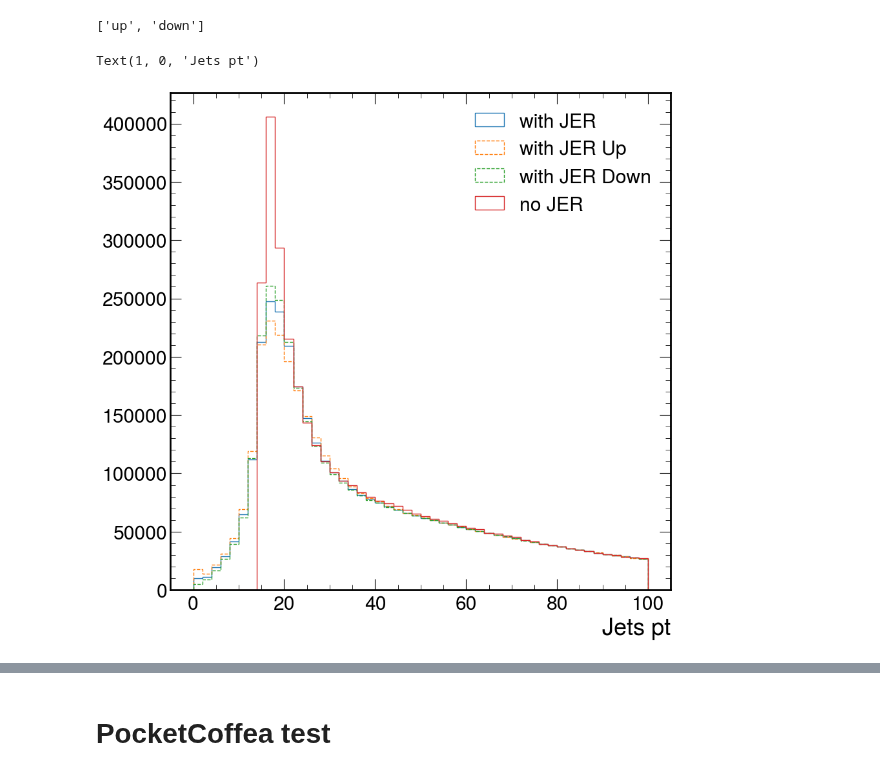
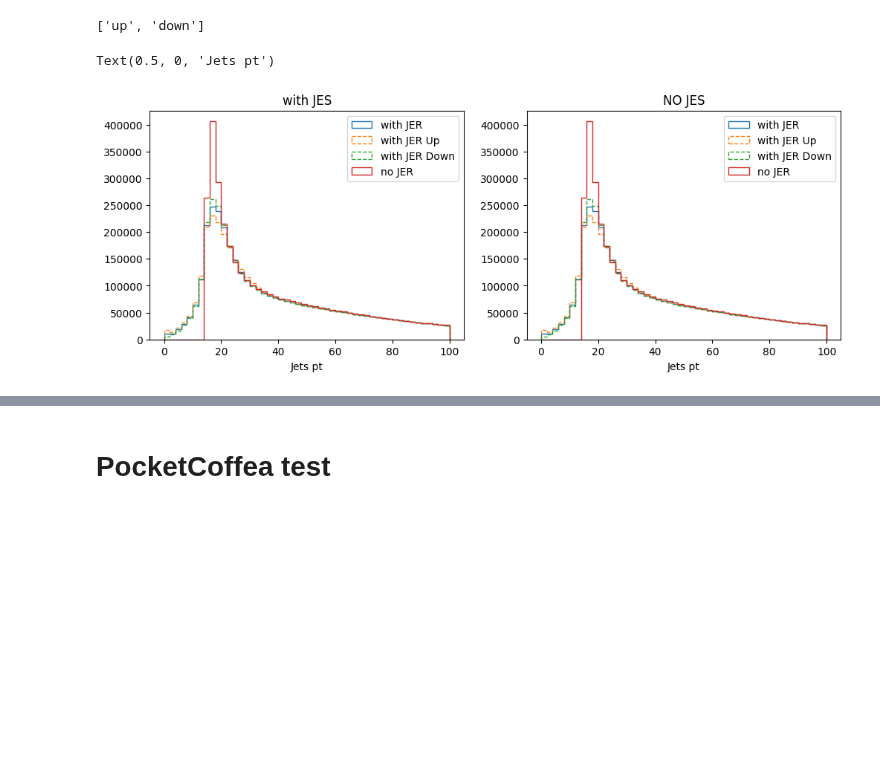
Before and after one commit to PocketCoffea/PocketCoffea, a Jupyter notebook: notebooks/jec.ipynb, the cells around one changed output, grey strips where cells are left out. Saved outputs shown, nothing was run; the diff lists cells and outputs as text; code cells hidden in the pictures; blank space fills up the shorter version.

```diff
--- a/notebooks/jec.ipynb
+++ b/notebooks/jec.ipynb
@@ -53,7 +58,7 @@ import gzip
 
 import cloudpickle
 # %%
-path = "../pocket_coffea/parameters/jec/jets_evaluator.pkl.gz"
+path = "../pocket_coffea/parameters/jec/jets_evaluator_NOJES.pkl.gz"
 # %%
 with gzip.open(path) as fin:
         jmestuff = cloudpickle.load(fin)
@@ -70,4 +75,5 @@ jec_cache = cachetools.Cache(np.inf)
 # %%
 %%time
 j = jmestuff["jet_factory"]["2018"].build(add_jec_variables(events.Jet,events.fixedGridRhoFastjetAll), jec_cache)
+jr = jmestuff["jet_factory"]["2018_NOJES"].build(add_jec_variables(events.Jet,events.fixedGridRhoFastjetAll), jec_cache)
 # %% [output]
@@ -105,15 +99,25 @@ j.JER.
 # %% [output]
 ['up', 'down']
 # %%
-plt.hist(ak.flatten(j.pt), bins=50, range=(0,100), histtype="step", label="with JER")
-plt.hist(ak.flatten(j.JER.up.pt), bins=50, range=(0,100), histtype="step", label="with JER Up", linestyle='dashed')
-plt.hist(ak.flatten(j.JER.down.pt), bins=50, range=(0,100), histtype="step", label="with JER Down", linestyle='dashed')
-plt.hist(ak.flatten(events.Jet.pt), bins=50, range=(0,100), histtype="step",label="no JER")
-plt.legend()
-plt.xlabel("Jets pt")
+fig, (ax1, ax2) = plt.subplots(1,2, figsize=[12,4])
+ax1.hist(ak.flatten(j.pt), bins=50, range=(0,100), histtype="step", label="with JER")
+ax1.hist(ak.flatten(j.JER.up.pt), bins=50, range=(0,100), histtype="step", label="with JER Up", linestyle='dashed')
+ax1.hist(ak.flatten(j.JER.down.pt), bins=50, range=(0,100), histtype="step", label="with JER Down", linestyle='dashed')
+ax1.hist(ak.flatten(events.Jet.pt), bins=50, range=(0,100), histtype="step",label="no JER")
+ax1.legend()
+ax1.set_title("with JES")
+ax1.set_xlabel("Jets pt")
+
+ax2.hist(ak.flatten(jr.pt), bins=50, range=(0,100), histtype="step", label="with JER")
+ax2.hist(ak.flatten(jr.JER.up.pt), bins=50, range=(0,100), histtype="step", label="with JER Up", linestyle='dashed')
+ax2.hist(ak.flatten(jr.JER.down.pt), bins=50, range=(0,100), histtype="step", label="with JER Down", linestyle='dashed')
+ax2.hist(ak.flatten(events.Jet.pt), bins=50, range=(0,100), histtype="step",label="no JER")
+ax2.legend()
+ax2.set_title("NO JES")
+ax2.set_xlabel("Jets pt")
 # %% [output]
-Text(1, 0, 'Jets pt')
+Text(0.5, 0, 'Jets pt')
-[figure, old version]
+[figure, new version]
 # %%
 plt.hist(ak.flatten(j.JES_jes.up.pt), bins=50, range=(0,100), histtype="step")
 plt.hist(ak.flatten(j.JES_jes.down.pt), bins=50, range=(0,100), histtype="step")
```
Also changed, not shown: parts of 15 cells of this notebook, 18 other files.
